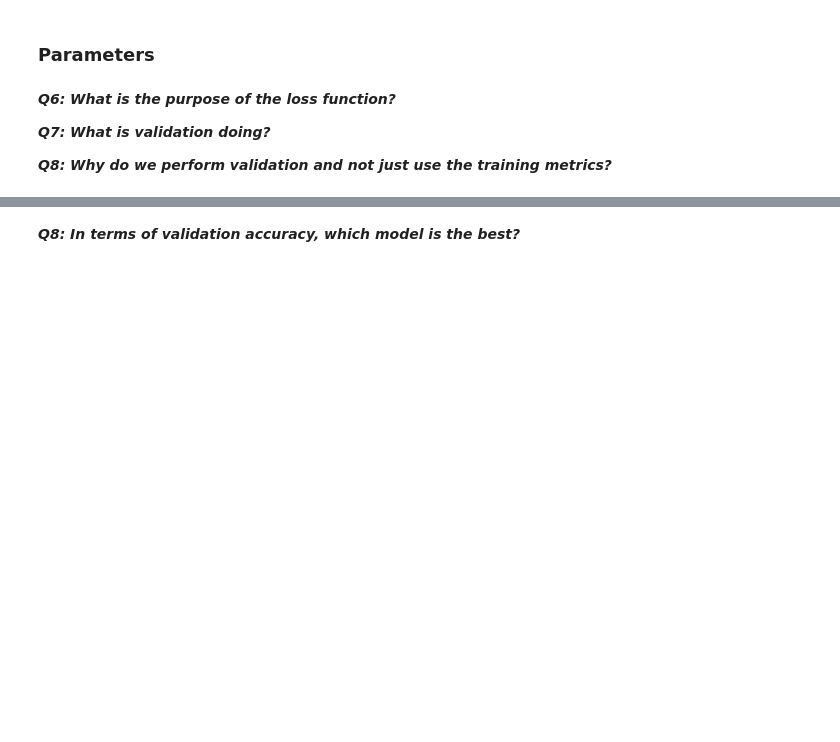
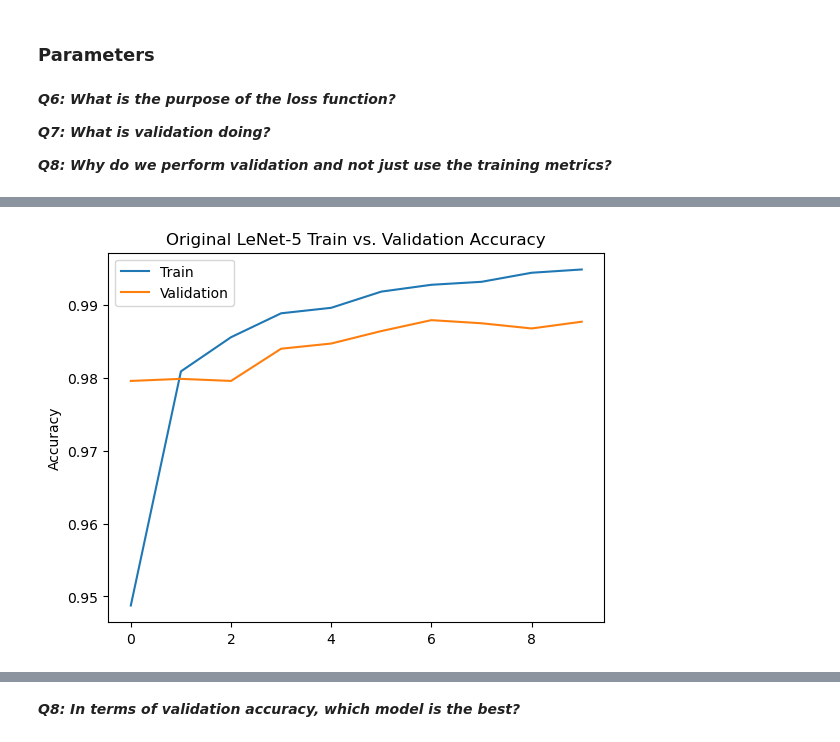
Before and after one commit to iCAS-Lab/2025-edge-computing-class, a Jupyter notebook: assignment1/main.ipynb, the cells around one changed output, grey strips where cells are left out. Saved outputs shown, nothing was run; the diff lists cells and outputs as text; code cells hidden in the pictures; blank space fills up the shorter version.

```diff
--- a/assignment1/main.ipynb
+++ b/assignment1/main.ipynb
@@ -764,0 +875,10 @@ train_model(train_dataloader, val_dataloader, modern_lenet5,
+# %%
+plot_epoch_metrics(
+    np.arange(10),
+    [train_accs, val_accs],
+    ['Train', 'Validation'],
+    'Original LeNet-5',
+    'Accuracy'
+)
+# %% [output]
+[figure, added]
```
Also changed, not shown: parts of 22 cells of this notebook, 1 other file.
